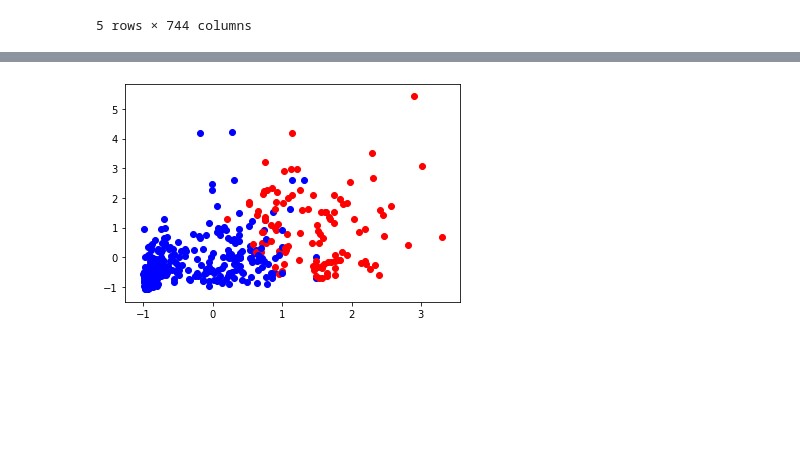
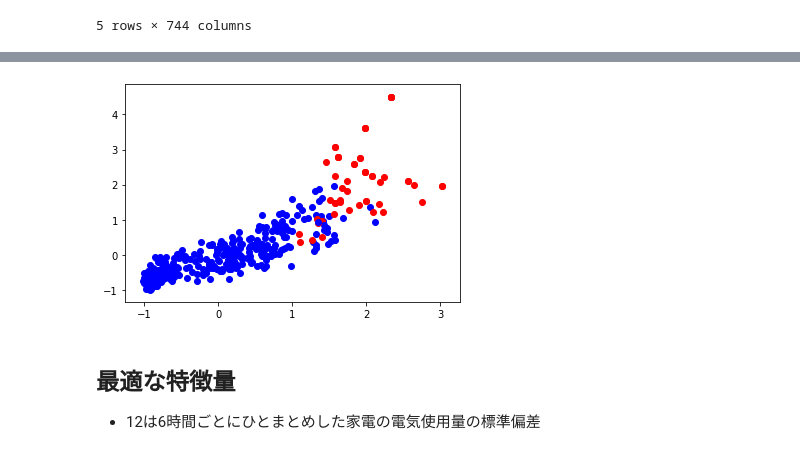
Before and after one commit to furu8/Data-preprocessing, a Jupyter notebook: 4.時系列データ/chap6-2.ipynb, the cells around one changed output, grey strips where cells are left out. Cells and saved outputs as stored; diff of their text form; code cells hidden in the pictures; blank space fills up the shorter version.

```diff
--- a/4.時系列データ/chap6-2.ipynb
+++ b/4.時系列データ/chap6-2.ipynb
@@ -620,0 +668,12 @@ DecisionTreeClassifier(ccp_alpha=0.0, class_weight=None, criterion='gini',
+# %%
+# 最適なパラメータを使ってモデル作成
+clf_best = tree.DecisionTreeClassifier(
+    criterion='entropy', max_depth=4, min_samples_leaf=10, random_state=2020)
+clf_best.fit(X, Y)
+
+# 影響の高い変数を確認
+# print(clf_best.feature_importances_)
+feature = clf_best.feature_importances_
+
+for i in range(len(feature)):
+    print(np.argsort(feature)[::-1][i], np.sort(feature)[::-1][i])
@@ -690,7 +794,7 @@ DecisionTreeClassifier(ccp_alpha=0.0, class_weight=None, criterion='gini',
 # %%
 # 最適なパラメータを使ってモデル作成
 clf_best = tree.DecisionTreeClassifier(
-    criterion='gini', max_depth=4, min_samples_leaf=10, random_state=2020)
+    criterion='entropy', max_depth=2, min_samples_leaf=10, random_state=2020)
 clf_best.fit(X, Y)
 
 # 影響の高い変数を確認
@@ -719 +823,26 @@ for i in range(len(feature)):
 0 0.0
+# %%
+# 特徴量１と２で分類で有効の特徴量(feature_importances_)だけを見てみる
+
+# データセットを説明変数と目的変数へ分割
+X1 = dat_event.drop('event', axis=1)
+
+X2 = dat_event2.drop('event', axis=1)
+
+df_X = pd.concat([X1, X2], axis=1)
+df_Y = dat_event2['event']
+
+X = np.array(df_X)
+Y = np.array(df_Y)
+std = StandardScaler()
+X_std = std.fit_transform(X)
+
+# X_std = X
+
+for i, d in enumerate(df_Y.values):
+    if ( d == 0):
+        plt.scatter(X_std[i][12], i, color='blue', label=0)
+    else:
+        plt.scatter(X_std[i][12], i, color='red', label=1)
+
+plt.show()
@@ -745,27 +876,30 @@ Index(['Appliances_x',     'lights_x',         'T1_x',       'RH_1_x',
 # %%
-# 特徴量１と２で分類で有効の特徴量だけを見てみる
+# 特徴量１と２で分類で有効の特徴量(SelectKBest)だけを見てみる
 
 # データセットを説明変数と目的変数へ分割
 X1 = dat_event.drop('event', axis=1)
 
 X2 = dat_event2.drop('event', axis=1)
 
 df_X = pd.concat([X1, X2], axis=1)
 df_Y = dat_event2['event']
 
 X = np.array(df_X)
 Y = np.array(df_Y)
 std = StandardScaler()
 X_std = std.fit_transform(X)
 
 # X_std = X
 
 for i, d in enumerate(df_Y.values):
     if ( d == 0):
-        plt.scatter(X_std[i][12], X_std[i][15], color='blue', label=0)
+        plt.scatter(X_std[i][12], X_std[i][0], color='blue', label=0)
     else:
-        plt.scatter(X_std[i][12], X_std[i][15], color='red', label=1)
+        plt.scatter(X_std[i][12], X_std[i][0], color='red', label=1)
 
 plt.show()
 # %% [output]
-[figure, old version]
+[figure, new version]
+# %% [markdown]
+## 最適な特徴量
+- 12は6時間ごとにひとまとめした家電の電気使用量の標準偏差
```
Also changed, not shown: parts of 13 cells of this notebook.
